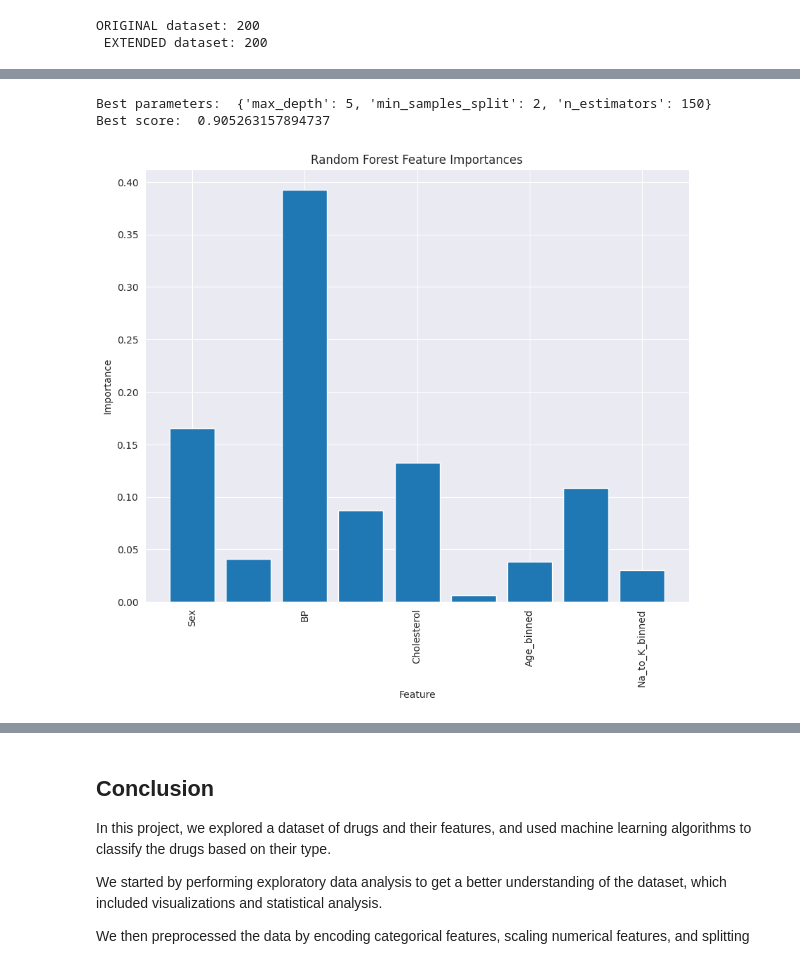
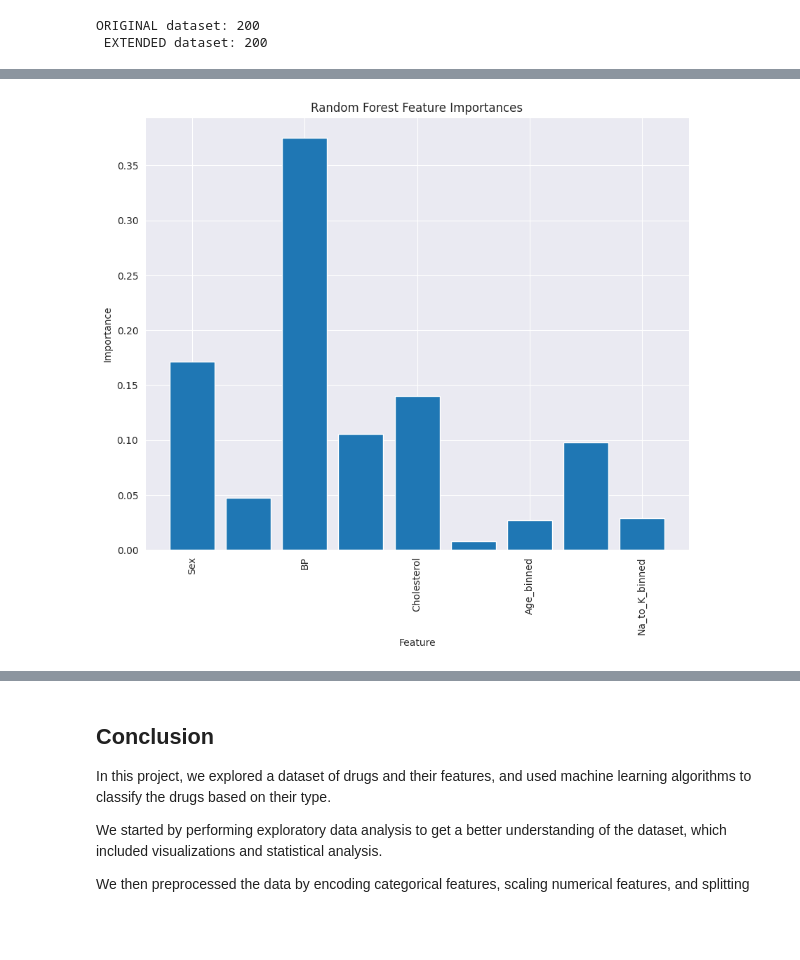
Before and after one commit to KrishnaMoorthy47/Drug-Classification-Project, a Jupyter notebook: Drug_Classification_Project.ipynb, the cells around one changed output, grey strips where cells are left out. Saved outputs shown, nothing was run; the diff lists cells and outputs as text; code cells hidden in the pictures; blank space fills up the shorter version.

```diff
--- a/Drug_Classification_Project.ipynb
+++ b/Drug_Classification_Project.ipynb
@@ -450,16 +434,0 @@ Accuracy Score for Logistic Regression is: 92.50%
-# %%
-from sklearn.linear_model import LogisticRegression
-from sklearn.model_selection import GridSearchCV
-
-params = {'penalty': ['l1', 'l2'],
-              'C': [0.001, 0.01, 0.1, 1, 10, 100],
-              'max_iter': [1000]}
-
-LR = LogisticRegression(solver='liblinear')
-
-Grid = GridSearchCV(LR, param_grid=params, cv=5)
-
-Grid.fit(x_train, y_train)
-
-print("Best parameters: ", Grid.best_params_)
-print("Best score: ", Grid.best_score_)
@@ -469,5 +434,0 @@ Best score:  0.8789473684210527
-# %%
-from sklearn.neighbors import KNeighborsClassifier
-
-KNC = KNeighborsClassifier(n_neighbors = 25)
-KNC.fit(x_train, y_train)
@@ -475,0 +465,4 @@ KNeighborsClassifier(n_neighbors=25)
+# %%
+RF = RandomForestClassifier(max_depth = 5, max_features = 'sqrt', min_samples_split = 2, n_estimators = 200)
+
+RF.fit(x_train, y_train)
@@ -521,14 +495,0 @@ Best score:  0.7289473684210527
-# %%
-from sklearn.ensemble import RandomForestClassifier
-
-RF = RandomForestClassifier(max_leaf_nodes=30)
-RF.fit(x_train, y_train)
-
-y_pred = RF.predict(x_test)
-
-print(classification_report(y_test, y_pred))
-print(confusion_matrix(y_test, y_pred))
-
-from sklearn.metrics import accuracy_score
-RFAccuracy_score = accuracy_score(y_pred,y_test)
-print('Random Forest accuracy is: {:.2f}%'.format(RFAccuracy_score*100))
@@ -554,31 +496,12 @@ Random Forest accuracy is: 92.50%
-# %%
-params = {'n_estimators': [50, 100, 150, 200],
-              'max_depth': [5, 10, 15],
-              'min_samples_split': [2, 5, 10]}
-
-RF = RandomForestClassifier()
-
-Grid = GridSearchCV(RF, param_grid=params, cv=5)
-
-Grid.fit(x_train, y_train)
-
-print("Best parameters: ", Grid.best_params_)
-print("Best score: ", Grid.best_score_)
-# %% [output]
-Best parameters:  {'max_depth': 5, 'min_samples_split': 2, 'n_estimators': 150}
-Best score:  0.905263157894737
 # %%
-RF = RandomForestClassifier(n_estimators=50, max_depth=5, min_samples_split=2)
-RF.fit(x_train, y_train)
-
 FE = RF.feature_importances_
 
 plt.figure(figsize=(10, 8))
 plt.bar(range(len(FE)), FE)
 plt.gca().set_xticklabels(x.columns, rotation=90)
 plt.xlabel('Feature')
 plt.ylabel('Importance')
 plt.title('Random Forest Feature Importances')
 plt.show()
 # %% [output]
-[figure, old version]
+[figure, new version]
```
Also changed, not shown: parts of 26 cells of this notebook.
